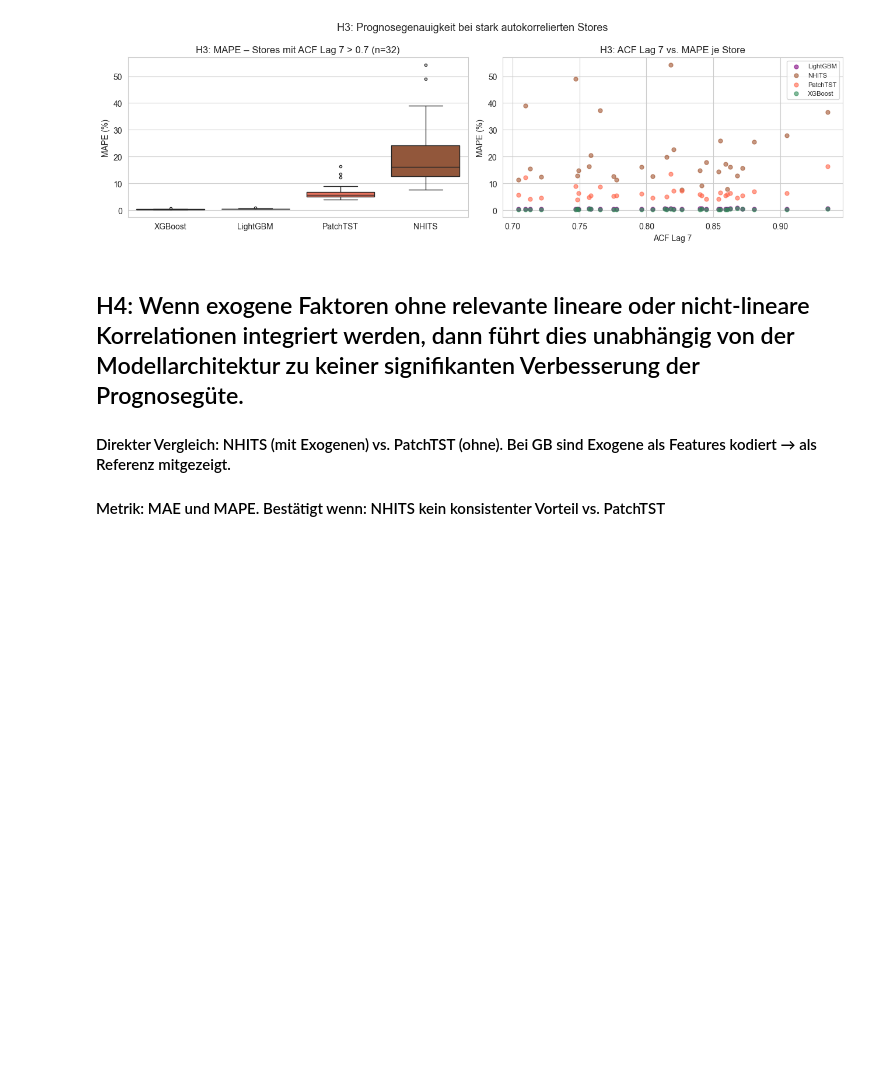
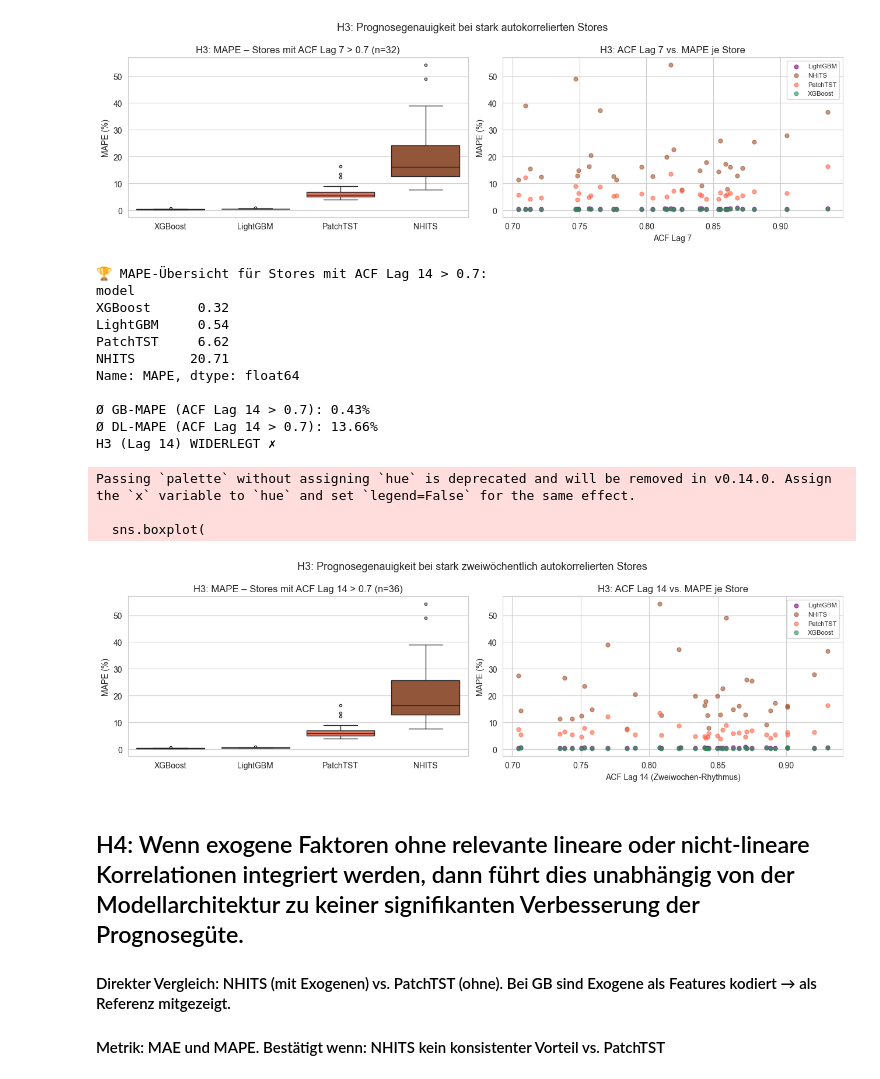
Before and after one commit to MadMax199/E-Commerce-Time-Series-Forecasting, a Jupyter notebook: 04_notebooks/06_hyptohesen_analyse.ipynb, the cells around one changed output. Cells and saved outputs as stored; diff of their text form; code cells hidden in the pictures; blank space fills up the shorter version.

```diff
--- a/04_notebooks/06_hyptohesen_analyse.ipynb
+++ b/04_notebooks/06_hyptohesen_analyse.ipynb
@@ -402,6 +450,69 @@ Passing `palette` without assigning `hue` is deprecated and will be removed in v
 
   sns.boxplot(
 [figure]
+# %%
+high_acf_14  = metrics_df[metrics_df['acf_lag14'] > 0.7] # Filter auf zweiwöchentliche Saisonalität
+h3_models_14 = ['XGBoost', 'LightGBM', 'PatchTST', 'NHITS']
+h3_df_14     = high_acf_14[high_acf_14['model'].isin(h3_models_14)]
+n_stores_high_14 = high_acf_14['store_nbr'].nunique()
+
+# Konsolen-Auswertung
+h3_summary_14 = h3_df_14.groupby('model')['MAPE'].mean().round(2).sort_values()
+print("🏆 MAPE-Übersicht für Stores mit ACF Lag 14 > 0.7:")
+print(h3_summary_14)
+
+gb_mape_h3_14 = h3_df_14[h3_df_14['model'].isin(['XGBoost','LightGBM'])]['MAPE'].mean()
+dl_mape_h3_14 = h3_df_14[h3_df_14['model'].isin(['PatchTST','NHITS'])]['MAPE'].mean()
+
+print(f'\nØ GB-MAPE (ACF Lag 14 > 0.7): {gb_mape_h3_14:.2f}%')
+print(f'Ø DL-MAPE (ACF Lag 14 > 0.7): {dl_mape_h3_14:.2f}%')
+print(f'H3 (Lag 14) {"BESTÄTIGT ✓" if dl_mape_h3_14 <= gb_mape_h3_14 else "WIDERLEGT ✗"}')
+
+# ── Visualisierung: Boxplot & Scatterplot für Lag 14 ─────────────────────
+fig, axes = plt.subplots(1, 2, figsize=(13, 4))
+
+# 1. Boxplot: MAPE-Verteilung je Modell bei hoher ACF (Lag 14)
+sns.boxplot(
+    data=h3_df_14, x='model', y='MAPE',
+    order=h3_models_14,
+    palette=[MODELL_COLORS[m] for m in h3_models_14],
+    flierprops={'markersize': 3}, ax=axes[0]
+)
+axes[0].set_title(f'H3: MAPE – Stores mit ACF Lag 14 > 0.7 (n={n_stores_high_14})', fontsize=12)
+axes[0].set_xlabel('')
+axes[0].set_ylabel('MAPE (%)')
+
+# 2. Scatterplot: ACF Lag 14 vs. MAPE je Store
+for model_name, grp in h3_df_14.groupby('model'):
+    axes[1].scatter(
+        grp['acf_lag14'], grp['MAPE'],
+        label=model_name, alpha=0.6, s=25,
+        color=MODELL_COLORS[model_name]
+    )
+axes[1].set_title('H3: ACF Lag 14 vs. MAPE je Store', fontsize=12)
+axes[1].set_xlabel('ACF Lag 14 (Zweiwochen-Rhythmus)')
+axes[1].set_ylabel('MAPE (%)')
+axes[1].legend(fontsize=8)
+
+plt.suptitle('H3: Prognosegenauigkeit bei stark zweiwöchentlich autokorrelierten Stores', fontsize=13)
+plt.tight_layout()
+plt.show()
+# %% [output]
+🏆 MAPE-Übersicht für Stores mit ACF Lag 14 > 0.7:
+model
+XGBoost      0.32
+LightGBM     0.54
+PatchTST     6.62
+NHITS       20.71
+Name: MAPE, dtype: float64
+
+Ø GB-MAPE (ACF Lag 14 > 0.7): 0.43%
+Ø DL-MAPE (ACF Lag 14 > 0.7): 13.66%
+H3 (Lag 14) WIDERLEGT ✗
+Passing `palette` without assigning `hue` is deprecated and will be removed in v0.14.0. Assign the `x` variable to `hue` and set `legend=False` for the same effect.
+
+  sns.boxplot(
+[figure, added]
 # %% [markdown]
 ## H4: Wenn exogene Faktoren ohne relevante lineare oder nicht-lineare Korrelationen integriert werden, dann führt dies unabhängig von der Modellarchitektur zu keiner signifikanten Verbesserung der Prognosegüte.
 
```
Also changed, not shown: parts of 13 cells of this notebook, 9 other files.
